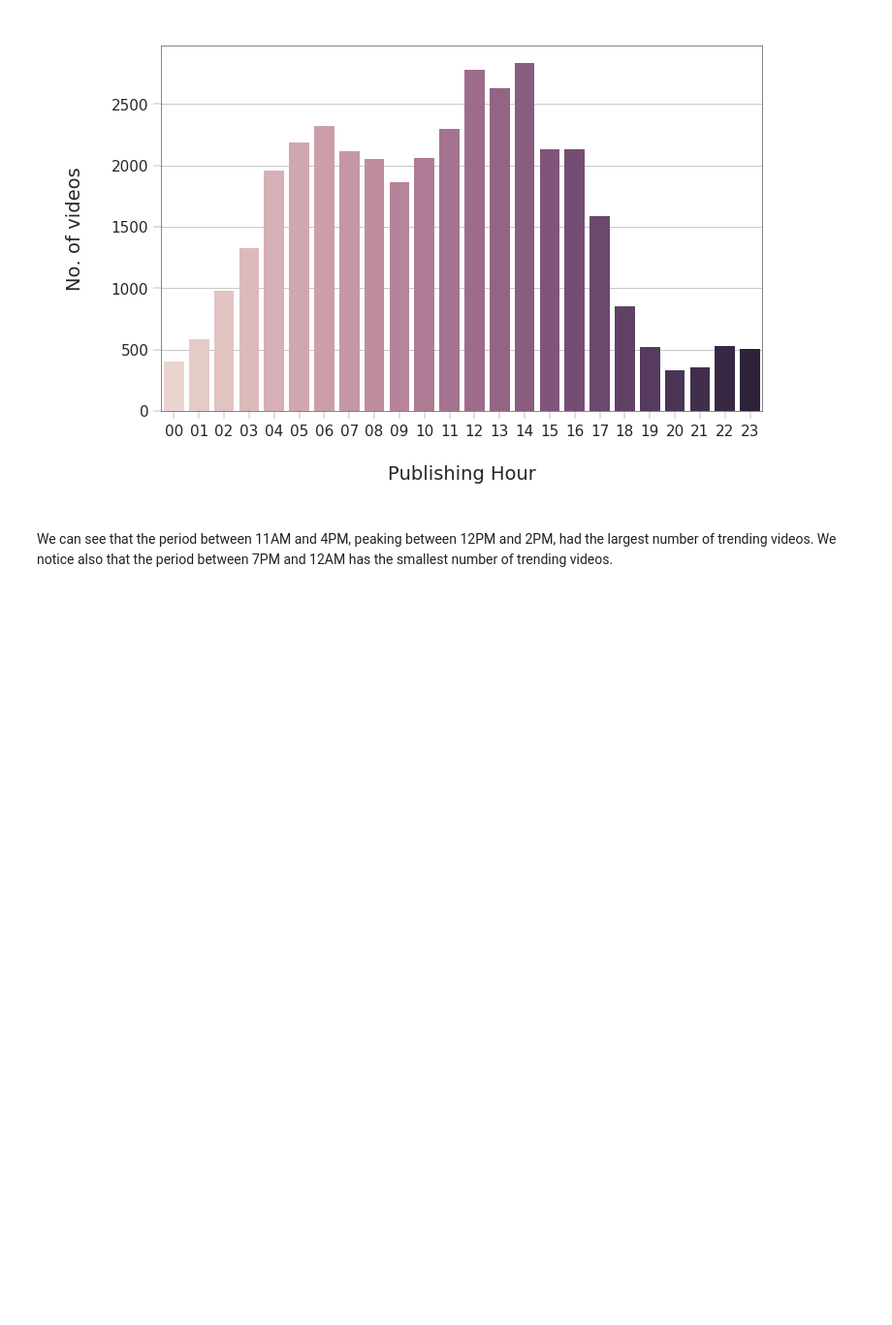
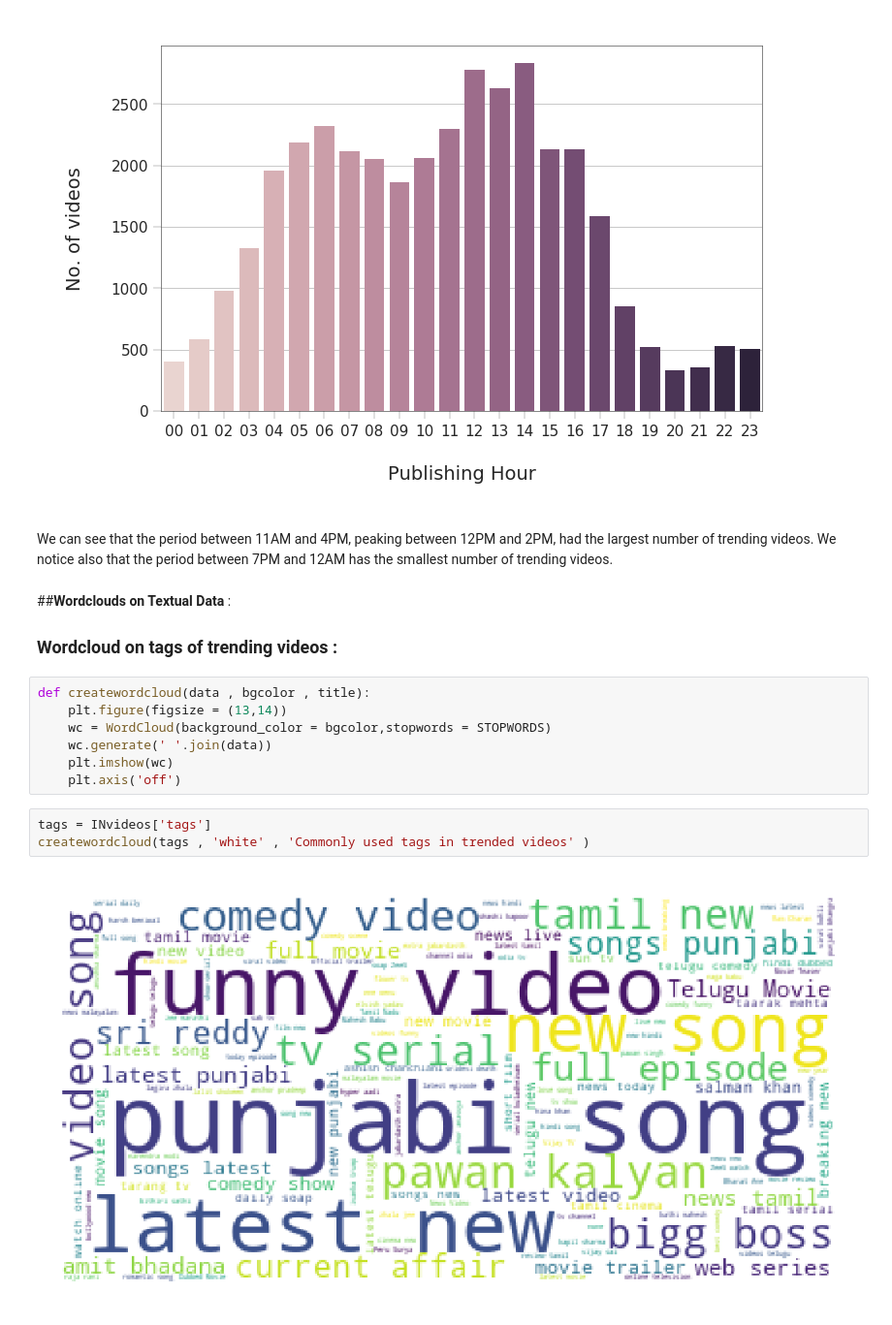
Before and after one commit to Shreya369/We-R, a Jupyter notebook: YouTube_Trending_Video_Analysis.ipynb, the cells around one changed output. Shown: that part at 97% size. Saved outputs shown, nothing was run; the diff lists cells and outputs as text; blank space fills up the shorter version.

Commit message:
Wordcloud

```diff
--- a/YouTube_Trending_Video_Analysis.ipynb
+++ b/YouTube_Trending_Video_Analysis.ipynb
@@ -220,3 +233,18 @@ _ = ax.set(xlabel="Publishing Hour", ylabel="No. of videos")
 [figure]
 # %% [markdown]
 We can see that the period between 11AM and 4PM, peaking between 12PM and 2PM, had the largest number of trending videos. We notice also that the period between 7PM and 12AM has the smallest number of trending videos.
+# %% [markdown]
+##**Wordclouds on Textual Data** :
+### Wordcloud on tags of trending videos :
+# %%
+def createwordcloud(data , bgcolor , title):
+    plt.figure(figsize = (13,14))
+    wc = WordCloud(background_color = bgcolor,stopwords = STOPWORDS)
+    wc.generate(' '.join(data))
+    plt.imshow(wc)
+    plt.axis('off')
+# %%
+tags = INvideos['tags']
+createwordcloud(tags , 'white' , 'Commonly used tags in trended videos' )
+# %% [output]
+[figure, added]
```
Also changed, not shown: parts of 6 cells of this notebook.
